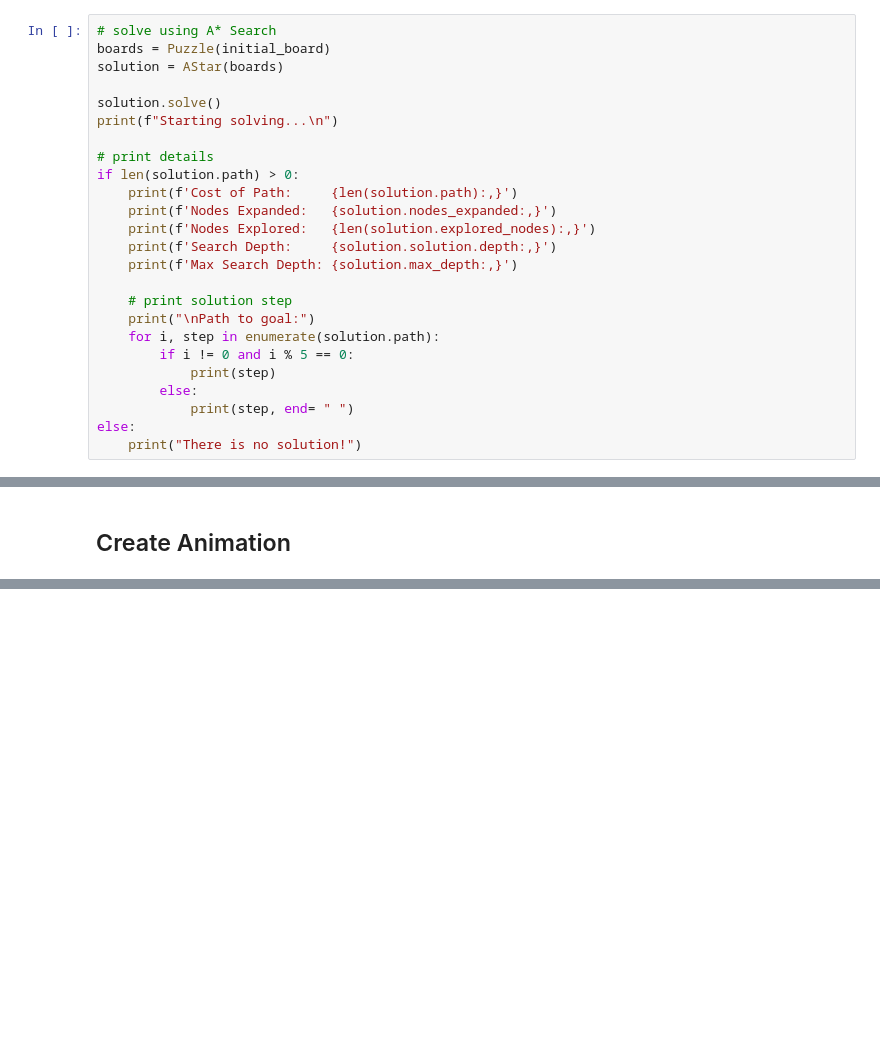
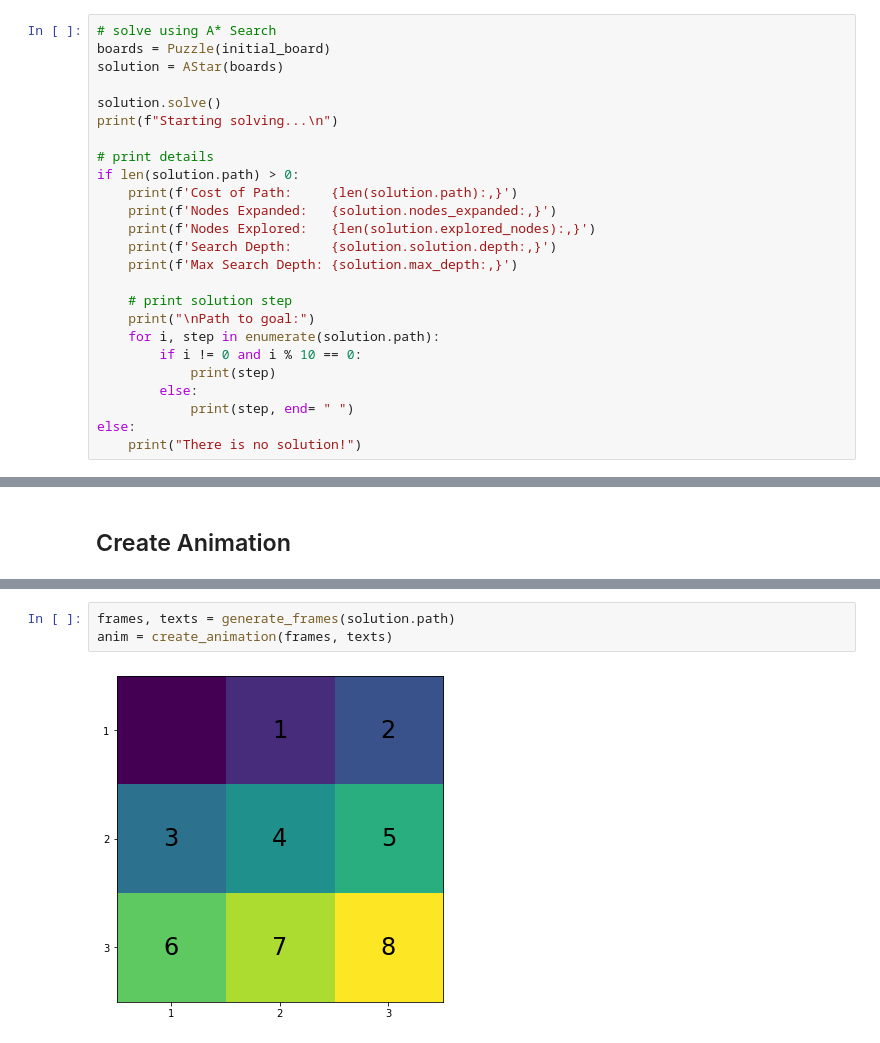
Before and after one commit to Bhuribhat/Visualizer, a Jupyter notebook: N_Puzzle.ipynb, the cells around one changed output, grey strips where cells are left out. Drawn from its saved outputs; the diff is of its cells as text; blank space fills up the shorter version.

Commit message:
fix animation

```diff
--- a/N_Puzzle.ipynb
+++ b/N_Puzzle.ipynb
@@ -246,7 +246,7 @@ if len(solution.path) > 0:
     # print solution step
     print("\nPath to goal:")
     for i, step in enumerate(solution.path):
-        if i != 0 and i % 5 == 0:
+        if i != 0 and i % 10 == 0:
             print(step)
         else:
             print(step, end= " ")
@@ -338,0 +405,5 @@ HTML(anim.to_html5_video())
+# %%
+frames, texts = generate_frames(solution.path)
+anim = create_animation(frames, texts)
+# %% [output]
+[figure, added]
```
Also changed, not shown: parts of 6 cells of this notebook, 1 other file.
